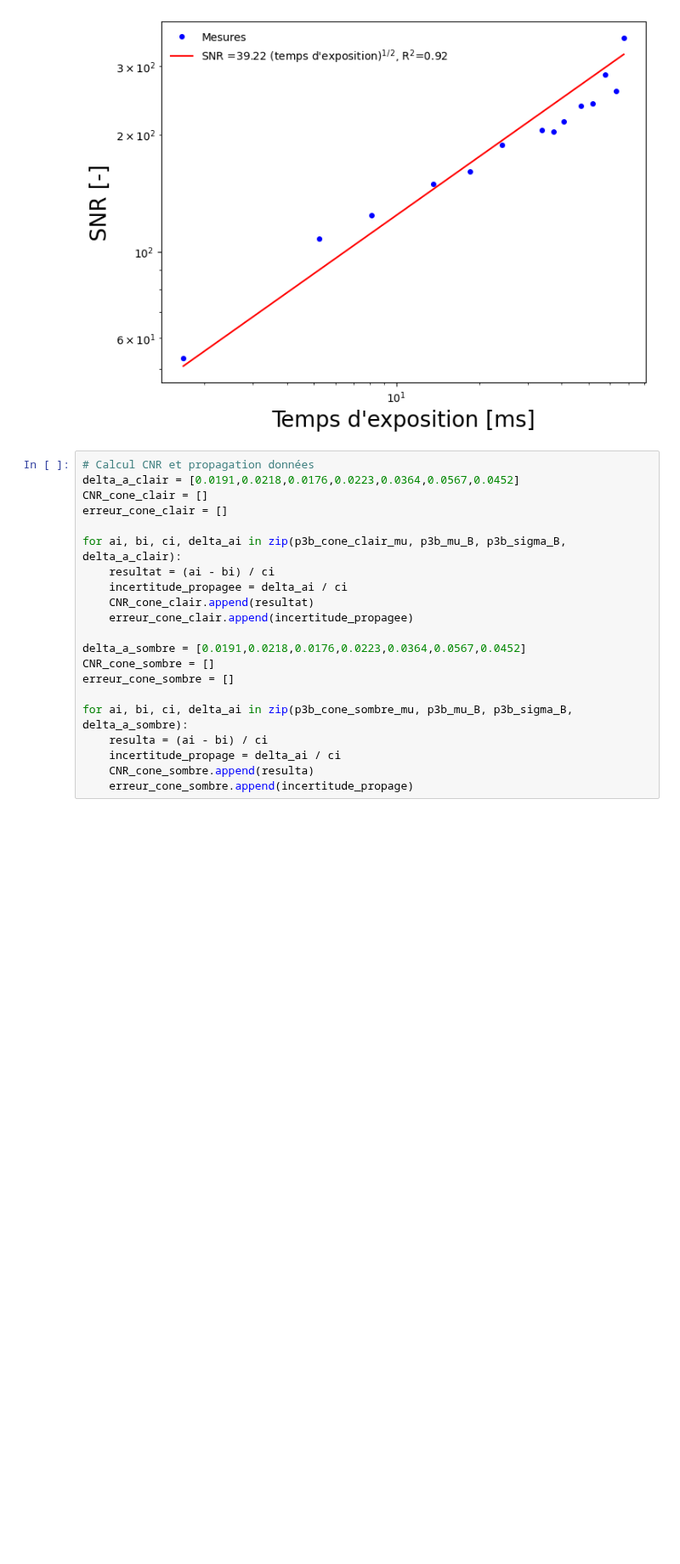
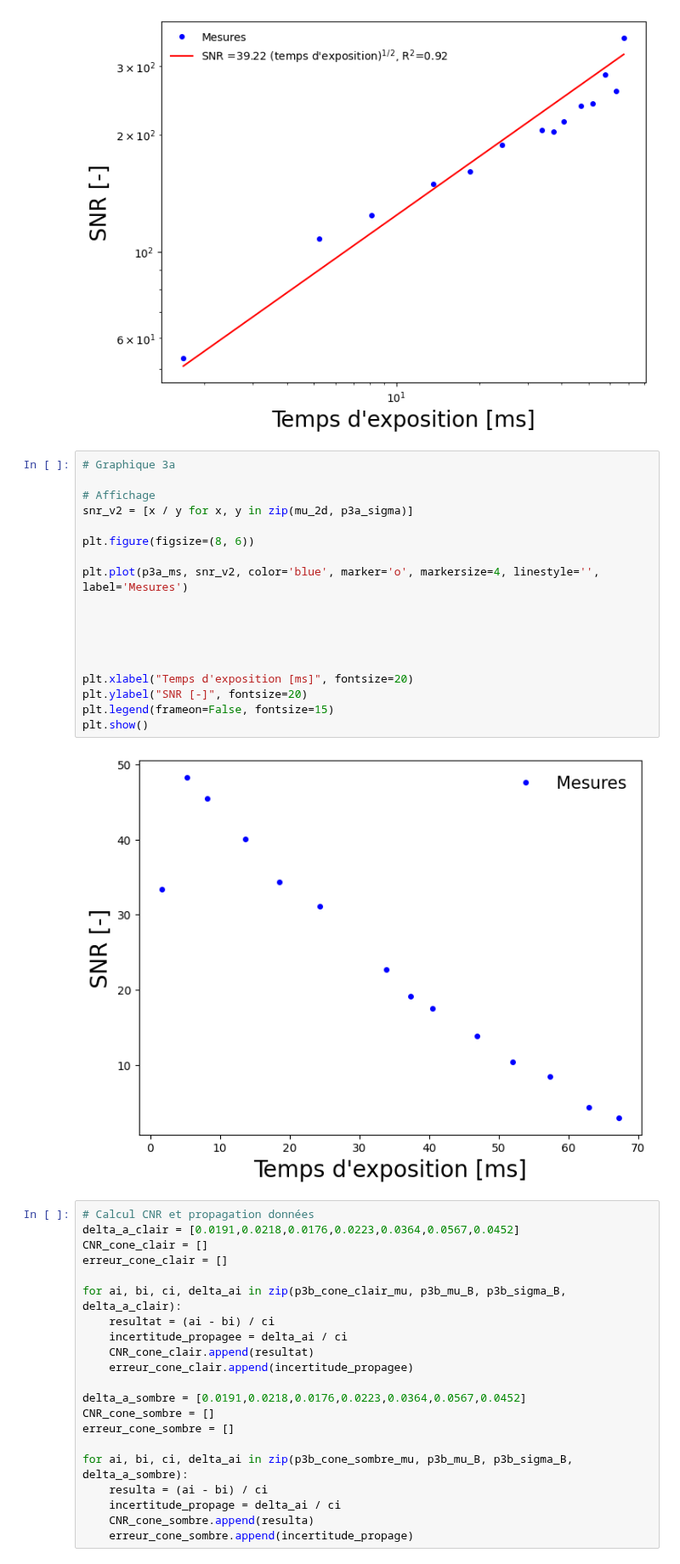
Before and after one commit to felixantoine1/labV_projet, a Jupyter notebook: analyse_partie3.ipynb, the cells around one changed output. Shown at 85% size. Cells and saved outputs as stored; diff of their text form; blank space fills up the shorter version.

```diff
--- a/analyse_partie3.ipynb
+++ b/analyse_partie3.ipynb
@@ -153,6 +153,26 @@ plt.legend(frameon=False, fontsize=10)
 plt.show()
 # %% [output]
 [figure]
+# %%
+# Graphique 3a
+
+# Affichage
+snr_v2 = [x / y for x, y in zip(mu_2d, p3a_sigma)]
+
+plt.figure(figsize=(8, 6))
+
+plt.plot(p3a_ms, snr_v2, color='blue', marker='o', markersize=4, linestyle='', label='Mesures')
+
+
+
+
+
+plt.xlabel("Temps d'exposition [ms]", fontsize=20)
+plt.ylabel("SNR [-]", fontsize=20)
+plt.legend(frameon=False, fontsize=15)
+plt.show()
+# %% [output]
+[figure, added]
 # %%
 # Calcul CNR et propagation données
 delta_a_clair = [0.0191,0.0218,0.0176,0.0223,0.0364,0.0567,0.0452]
```
